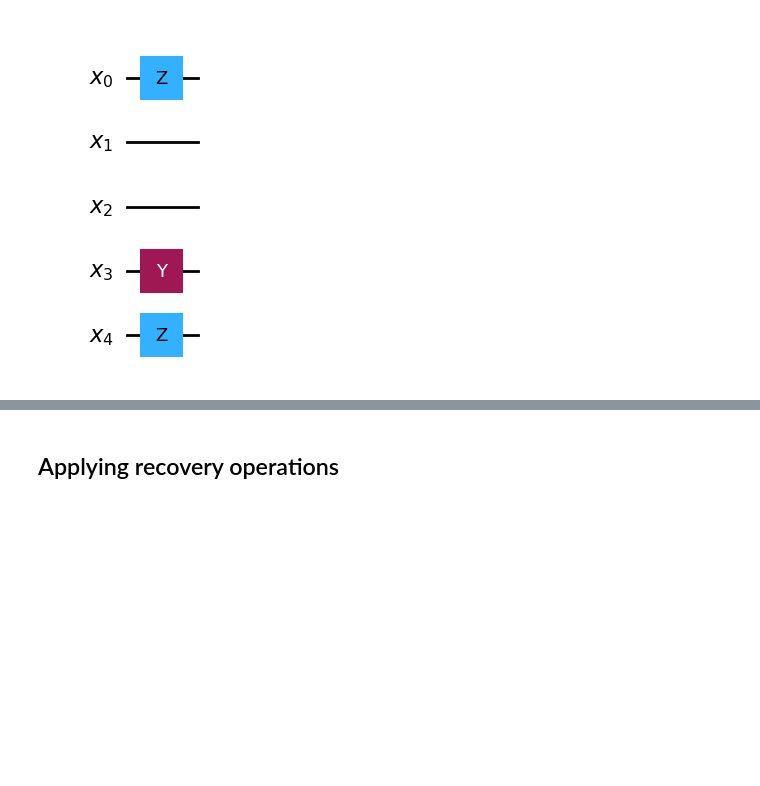
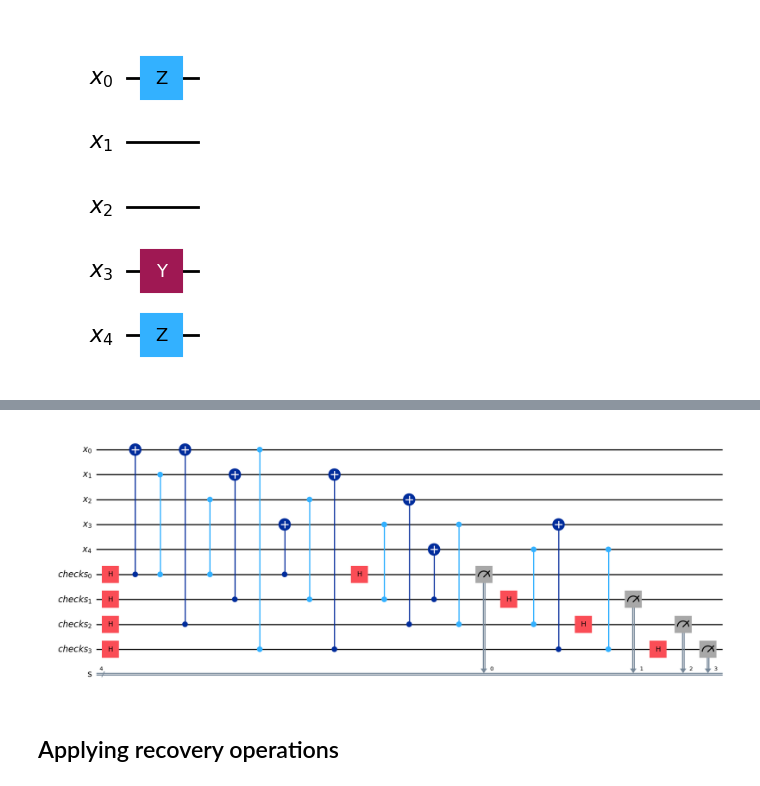
Before and after one commit to adn1995/five-qubit-ecc, a Jupyter notebook: five_qubit_ecc.ipynb, the cells around one changed output, grey strips where cells are left out. Drawn from its saved outputs; the diff is of its cells as text; code cells hidden in the pictures; blank space fills up the shorter version.

Commit message:
Write section about measuring syndromes

```diff
--- a/five_qubit_ecc.ipynb
+++ b/five_qubit_ecc.ipynb
@@ -152,3 +178,8 @@ five_qubit_ecc.error_channel(p, 5).draw("mpl")
+# %%
+# Draw the circuit
+five_qubit_ecc.measure_syndromes().draw("mpl")
+# %% [output]
+[figure, added]
 # %% [markdown]
 ## Applying recovery operations
 # %% [markdown]
```
Also changed, not shown: parts of 2 cells of this notebook.
